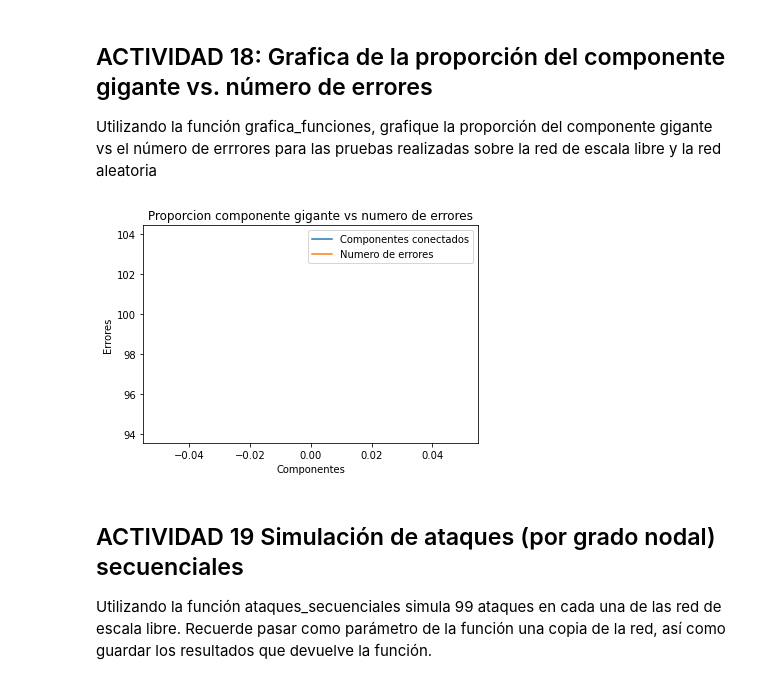
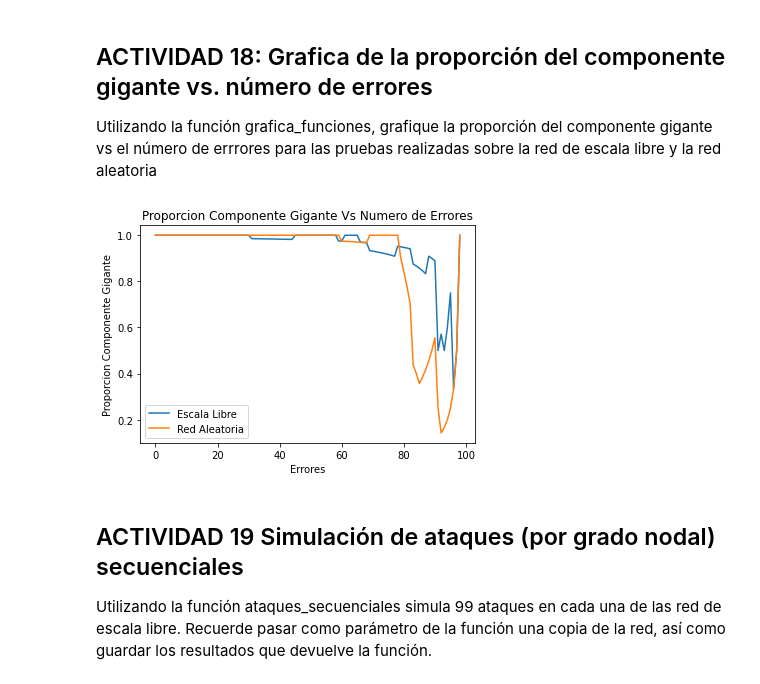
Before and after one commit to RikoudouSennin7/ProyectoIntegradorICT, a Jupyter notebook: Practica4_isur.ipynb, the cells around one changed output. Saved outputs shown, nothing was run; the diff lists cells and outputs as text; code cells hidden in the pictures.

```diff
--- a/Practica4_isur.ipynb
+++ b/Practica4_isur.ipynb
@@ -328,10 +322,17 @@ grafica_funciones("componentes conectados vs numero de errores",tupla_resultados
 # %% [markdown]
 ## ACTIVIDAD 18: Grafica de la proporción del componente gigante vs. número de errores
 Utilizando la función grafica_funciones, grafique la proporción del componente gigante vs el número de errrores para las pruebas realizadas sobre la red de escala libre y la red aleatoria
-# %%
-grafica_funciones("Proporcion componente gigante vs numero de errores",tupla_resultados[1],99,"Componentes conectados","Numero de errores","Componentes","Errores")
-# %% [output]
-[figure, removed]
+# %%
+titulo="Proporcion Componente Gigante Vs Numero de Errores"
+f1_valores=prop_gc_lista_free_scale
+f2_valores=prop_gc_lista_aleatoria
+f1_leyenda="Escala Libre"
+f2_leyenda="Red Aleatoria"
+ejex_etiqueta="Errores"
+ejey_etiqueta="Proporcion Componente Gigante"
+grafica_funciones(titulo,f1_valores, f2_valores,f1_leyenda, f2_leyenda ,ejex_etiqueta, ejey_etiqueta)
+# %% [output]
+[figure, added]
 # %% [markdown]
 ## ACTIVIDAD 19 Simulación de ataques (por grado nodal) secuenciales
 Utilizando la función ataques_secuenciales simula 99 ataques en cada una de las red de escala libre. Recuerde pasar como parámetro de la función una copia de la red, así como guardar los resultados que devuelve la función.
```
Also changed, not shown: parts of 21 cells of this notebook.
